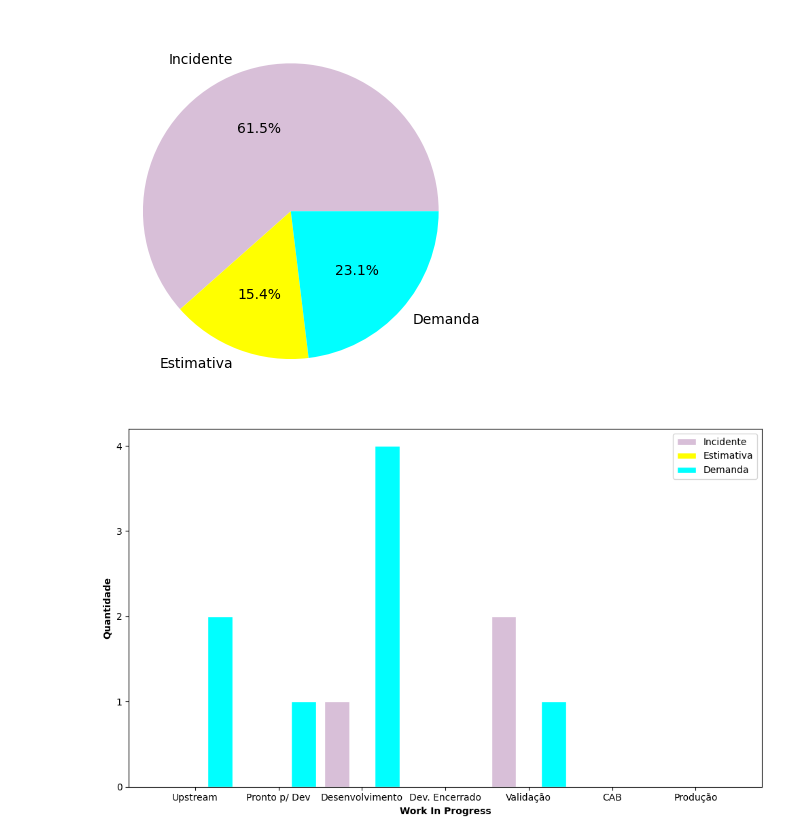
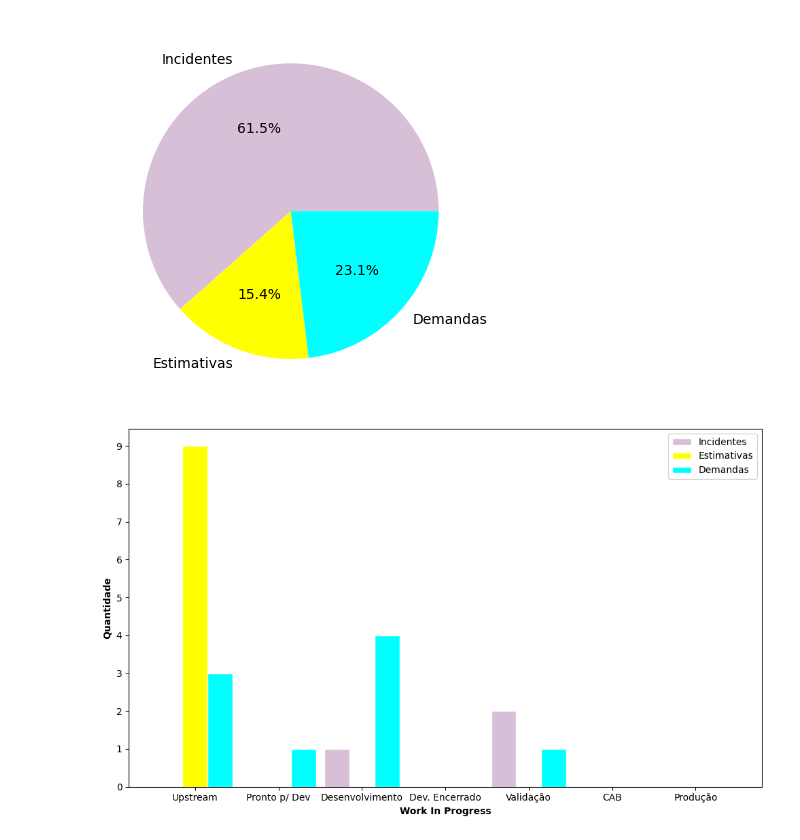
Before and after one commit to avieirajr/kanban, a Jupyter notebook: grafico_classe_servico.ipynb, the cells around one changed output. Cells and saved outputs as stored; diff of their text form; code cells hidden in the pictures.

```diff
--- a/grafico_classe_servico.ipynb
+++ b/grafico_classe_servico.ipynb
@@ -51,7 +51,7 @@ pltclosed.show()
 # %%
 # Dados
-categorias = ['Incidente', 'Estimativa', 'Demanda']
-valores = [sum(segment1), sum(segment2), sum(segment3)]
+categorias = ['Incidentes', 'Estimativas', 'Demandas']
+valores = [sum(closedIncidente), sum(closedEstimativa), sum(closedDemanda)]
 
 # Lista de cores (uma cor para cada fatia)
 cores = ['#D8BFD8', '#FFFF00', '#00FFFF']
@@ -65,45 +65,45 @@ pltpizza.pie(valores, labels=categorias, colors=cores, autopct='%1.1f%%')
 # Exibir o gráfico
 pltpizza.show()
 # %% [output]
-[figure, old version]
+[figure, new version]
 # %%
 # Sample data (replace with your actual data)
 wip = ['Upstream', 'Pronto p/ Dev', 'Desenvolvimento', 'Dev. Encerrado', 'Validação', 'CAB', 'Produção']
 
-wipDemanda    = [2, 1, 4, 0, 1, 0, 0]
+wipDemanda    = [3, 1, 4, 0, 1, 0, 0]
+wipEstimativa = [9, 0, 0, 0, 0, 0, 0]
 wipIncidente  = [0, 0, 1, 0, 2, 0, 0]
-wipEstimativa = [0, 0, 0, 0, 0, 0, 0]
 
 # Set the width of the bars
 bar_width = 0.3
 
 # Set the positions of the bars on the x-axis
 r1 = np.arange(len(wip))
 r2 = [x + bar_width for x in r1]
 r3 = [x + bar_width for x in r2]
 
 # Create the bar plot
 pltwip.figure(figsize=(10, 6))  # Adjust figure size as needed
 # Configurar o eixo y para exibir apenas números inteiros
 pltwip.gca().yaxis.set_major_locator(ticker.MaxNLocator(integer=True))
 # Cor padrão para cada classe de serviço
-pltwip.bar(r1, wipIncidente, color='#D8BFD8', width=bar_width, edgecolor='white', label='Incidente')
-pltwip.bar(r2, wipEstimativa, color='#FFFF00', width=bar_width, edgecolor='white', label='Estimativa')
-pltwip.bar(r3, wipDemanda, color='#00FFFF', width=bar_width, edgecolor='white', label='Demanda')
+pltwip.bar(r1, wipIncidente, color='#D8BFD8', width=bar_width, edgecolor='white', label='Incidentes')
+pltwip.bar(r2, wipEstimativa, color='#FFFF00', width=bar_width, edgecolor='white', label='Estimativas')
+pltwip.bar(r3, wipDemanda, color='#00FFFF', width=bar_width, edgecolor='white', label='Demandas')
 
 # Adicionar rótulos de texto nas barras
 #bars = plt.bar(months, segment1, segment2)
 #plt.bar_label(bars)  # Adiciona rótulos automaticamente
 
 # Add labels, title, and legend
 pltwip.xlabel('Work In Progress', fontweight='bold')
 pltwip.ylabel('Quantidade', fontweight='bold')
 #plt.title('Bar Plot of Segments by Month', fontweight='bold')
 pltwip.xticks([r + bar_width for r in range(len(wip))], wip)  # Center x-axis ticks
 pltwip.legend()
 
 # Show the plot
 pltwip.tight_layout() # Improves spacing
 pltwip.show()
 # %% [output]
-[figure, old version]
+[figure, new version]
```
Also changed, not shown: parts of 1 cell of this notebook.
